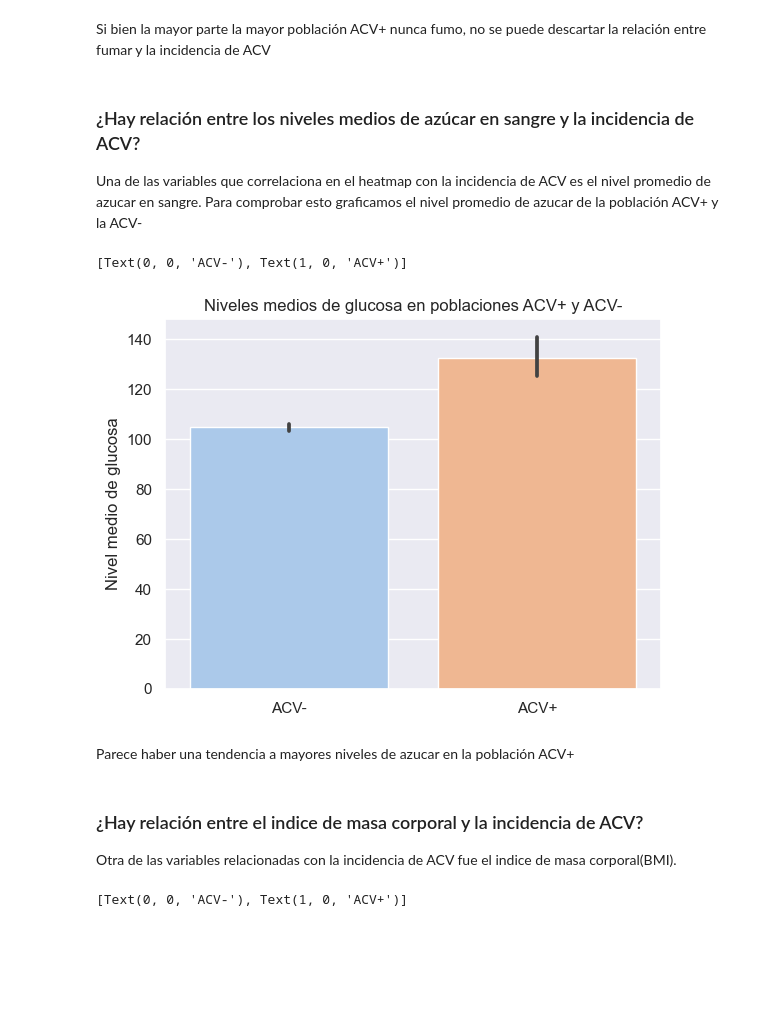
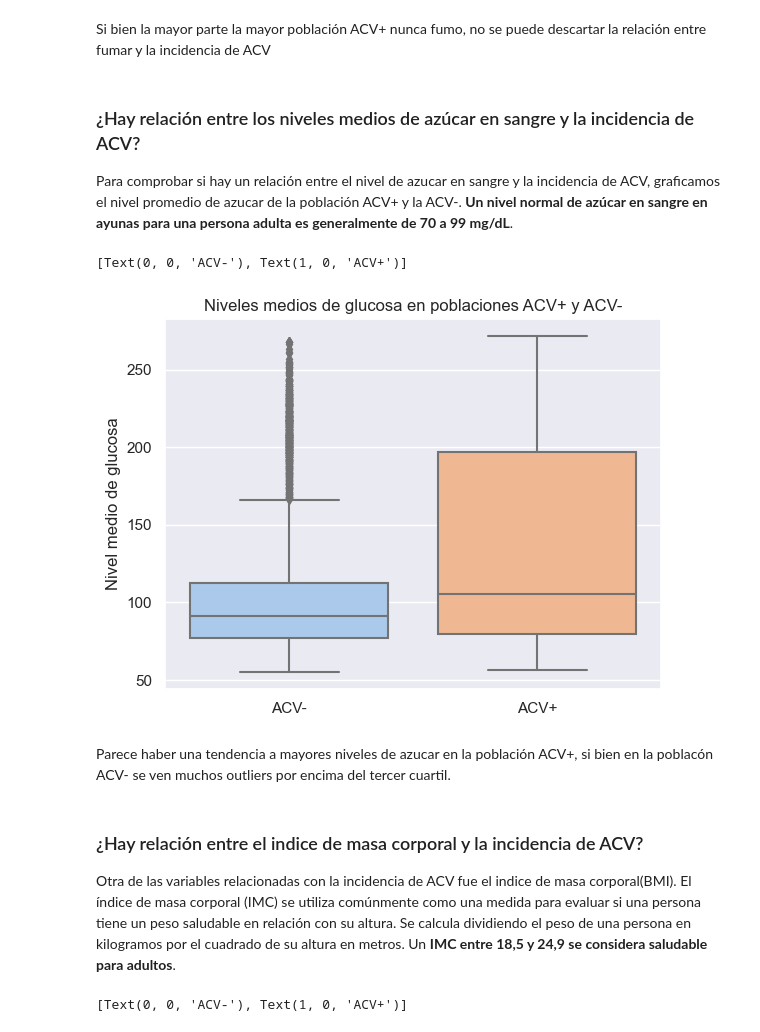
Before and after one commit to patricioneri/Stroke_analysis, a Jupyter notebook: Proyecto_Final Garcia.ipynb, the cells around one changed output. Cells and saved outputs as stored; diff of their text form; code cells hidden in the pictures; blank space fills up the shorter version.

```diff
--- a/Proyecto_Final Garcia.ipynb
+++ b/Proyecto_Final Garcia.ipynb
@@ -218,19 +234,19 @@ g5.set_xticklabels(["Ex-fumador", "Nunca fumo", "Fuma", "Desconocido"])
 Si bien la mayor parte la mayor población ACV+ nunca fumo, no se puede descartar la relación entre fumar y la incidencia de ACV
 # %% [markdown]
 ### ¿Hay relación entre los niveles medios de azúcar en sangre y la incidencia de ACV?
-Una de las variables que correlaciona en el heatmap con la incidencia de ACV es el nivel promedio de azucar en sangre. Para comprobar esto graficamos el nivel promedio de azucar de la población ACV+ y la ACV-
+ Para comprobar si hay un relación entre el nivel de azucar en sangre y la incidencia de ACV, graficamos el nivel promedio de azucar de la población ACV+ y la ACV-. **Un nivel normal de azúcar en sangre en ayunas para una persona adulta es generalmente de 70 a 99 mg/dL**.
 # %%
-g6 = sns.barplot(data=df_stroke, x='stroke', y='avg_glucose_level', palette='pastel')
+g6 = sns.boxplot(data=df_stroke, x='stroke', y='avg_glucose_level', palette='pastel')
 g6.set(title='Niveles medios de glucosa en poblaciones ACV+ y ACV-', ylabel ='Nivel medio de glucosa', xlabel='' )
 g6.set_xticklabels(['ACV-', 'ACV+'])
 # %% [output]
 [Text(0, 0, 'ACV-'), Text(1, 0, 'ACV+')]
-[figure, old version]
+[figure, new version]
 # %% [markdown]
-Parece haber una tendencia a mayores niveles de azucar en la población ACV+
+Parece haber una tendencia a mayores niveles de azucar en la población ACV+, si bien en la poblacón ACV- se ven muchos outliers por encima del tercer cuartil.
 # %% [markdown]
 ### ¿Hay relación entre el indice de masa corporal y la incidencia de ACV?
-Otra de las variables relacionadas con la incidencia de ACV fue el indice de masa corporal(BMI).
+Otra de las variables relacionadas con la incidencia de ACV fue el indice de masa corporal(BMI). El índice de masa corporal (IMC) se utiliza comúnmente como una medida para evaluar si una persona tiene un peso saludable en relación con su altura. Se calcula dividiendo el peso de una persona en kilogramos por el cuadrado de su altura en metros. Un **IMC entre 18,5 y 24,9 se considera saludable para adultos**.
 # %%
 g7 = sns.boxplot(x='stroke', y='bmi', data=df_stroke, palette='pastel')
 g7.set(title='BMI en poblaciones ACV+ y ACV-', ylabel ='BMI', xlabel='')
```
Also changed, not shown: parts of 34 cells of this notebook.
